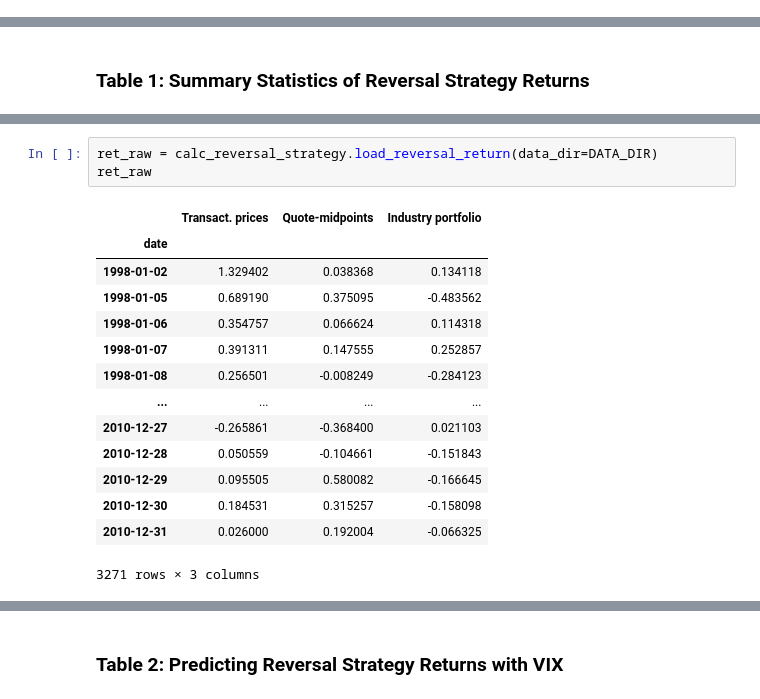
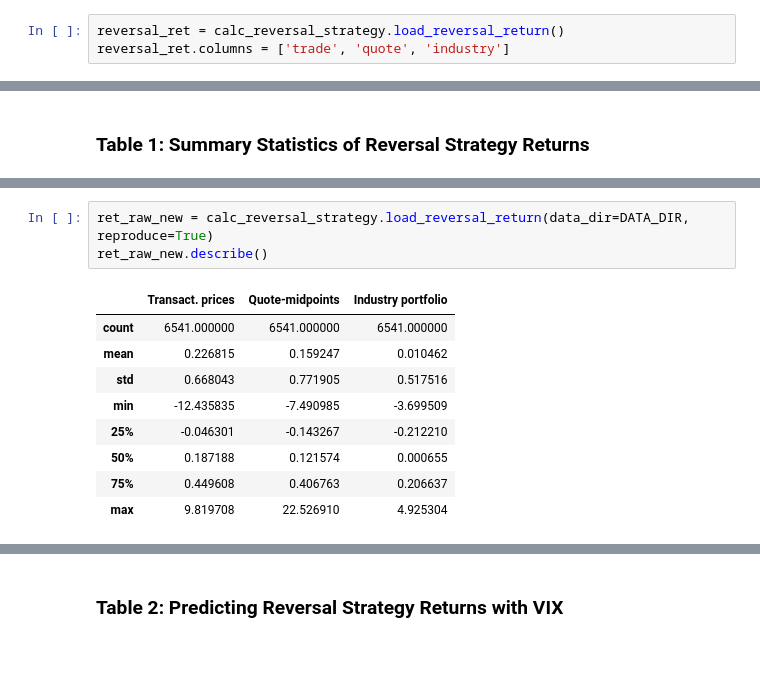
Before and after one commit to Waylon1026/Final-Project-Evaporating-Liquidity, a Jupyter notebook: src/notebook.ipynb, the cells around one changed output, grey strips where cells are left out. Saved outputs shown, nothing was run; the diff lists cells and outputs as text; blank space fills up the shorter version.

```diff
--- a/src/notebook.ipynb
+++ b/src/notebook.ipynb
@@ -263,0 +398,3 @@ We replicate tables with data with time period from January 1998 to December 201
+# %%
+reversal_ret = calc_reversal_strategy.load_reversal_return()
+reversal_ret.columns = ['trade', 'quote', 'industry']
@@ -276,18 +499,13 @@ Reversal strategy returns are calculated both with transaction-price returns, qu
 # %%
-ret_raw = calc_reversal_strategy.load_reversal_return(data_dir=DATA_DIR)
-ret_raw
+ret_raw_new = calc_reversal_strategy.load_reversal_return(data_dir=DATA_DIR, reproduce=True)
+ret_raw_new.describe()
 # %% [output]
 |  | Transact. prices | Quote-midpoints | Industry portfolio |
-| date |  |  |  |
-| 1998-01-02 | 1.329402 | 0.038368 | 0.134118 |
-| 1998-01-05 | 0.689190 | 0.375095 | -0.483562 |
-| 1998-01-06 | 0.354757 | 0.066624 | 0.114318 |
-| 1998-01-07 | 0.391311 | 0.147555 | 0.252857 |
-| 1998-01-08 | 0.256501 | -0.008249 | -0.284123 |
-| ... | ... | ... | ... |
-| 2010-12-27 | -0.265861 | -0.368400 | 0.021103 |
-| 2010-12-28 | 0.050559 | -0.104661 | -0.151843 |
-| 2010-12-29 | 0.095505 | 0.580082 | -0.166645 |
-| 2010-12-30 | 0.184531 | 0.315257 | -0.158098 |
-| 2010-12-31 | 0.026000 | 0.192004 | -0.066325 |
+| count | 6541.000000 | 6541.000000 | 6541.000000 |
+| mean | 0.226815 | 0.159247 | 0.010462 |
+| std | 0.668043 | 0.771905 | 0.517516 |
+| min | -12.435835 | -7.490985 | -3.699509 |
+| 25% | -0.046301 | -0.143267 | -0.212210 |
+| 50% | 0.187188 | 0.121574 | 0.000655 |
+| 75% | 0.449608 | 0.406763 | 0.206637 |
+| max | 9.819708 | 22.526910 | 4.925304 |
-3271 rows × 3 columns
```
Also changed, not shown: parts of 74 cells of this notebook, 5 other files.
